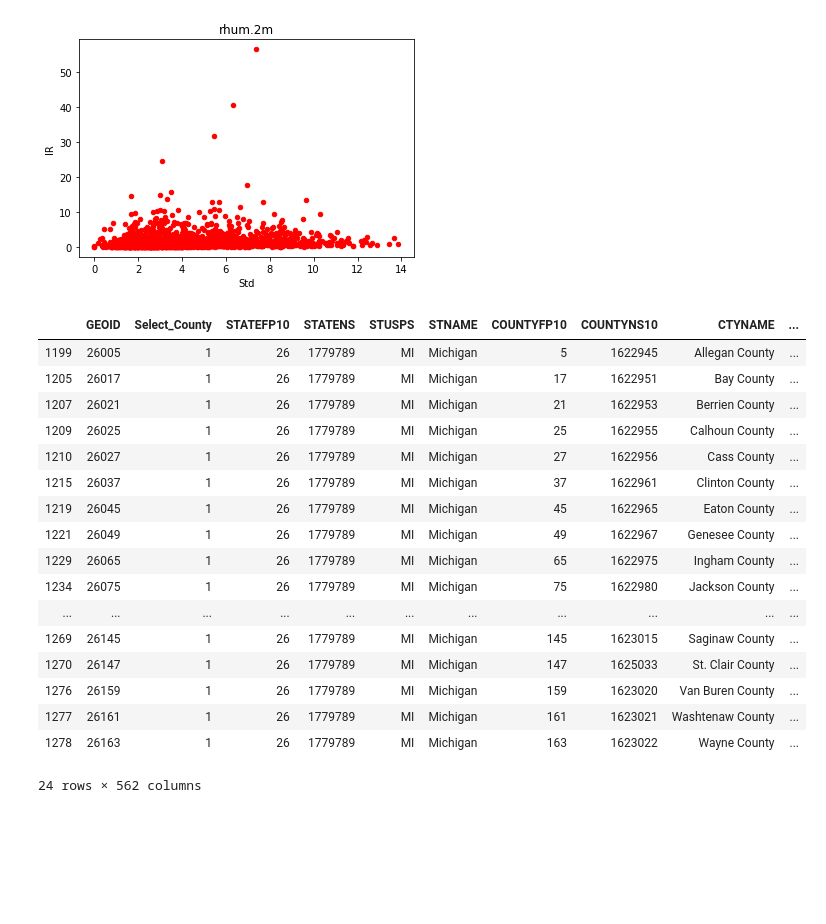
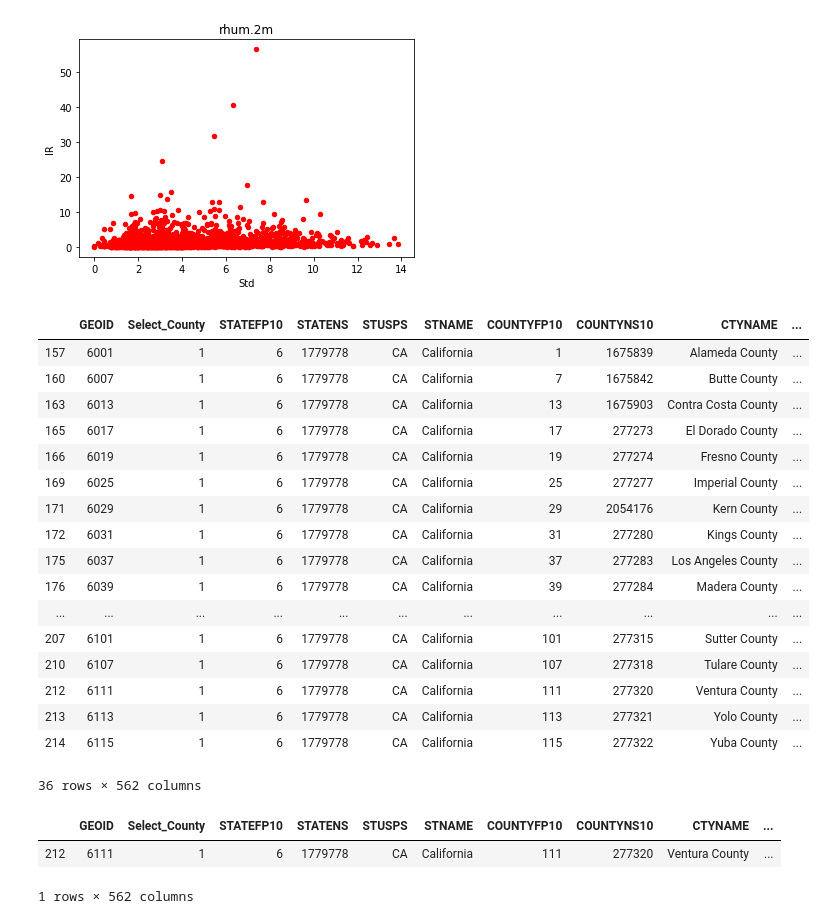
Before and after one commit to ncsa/CPRHD_WNV_GI, a Jupyter notebook: CDD_CP.ipynb, the cells around one changed output. Saved outputs shown, nothing was run; the diff lists cells and outputs as text; code cells hidden in the pictures; blank space fills up the shorter version.

```diff
--- a/CDD_CP.ipynb
+++ b/CDD_CP.ipynb
@@ -42,16 +42,16 @@ b=90
 a=(a-32)*5/9 + 273
 b=(b-32)*5/9 + 273
 # %%
-temp= pd.read_csv("/Users/sparshagarwal/Downloads/WMV_data/intersections/" + "air.2m" +"/"+ "1999" + "_" + "01" + ".csv")
+temp= pd.read_csv("/Users/sparshagarwal/Downloads/WMV_data/intersections/narr_urban_county_data_masked/" + "air.2m" +"_masked/"+ "1999" + "_" + "01" + "_masked.csv")
 # %%
 # For CDD and CP
 df_mod=df.copy()
 for j in years:
     for k in range(len(months)):
         #Importing monthly temperature data
-        temp= pd.read_csv("/Users/sparshagarwal/Downloads/WMV_data/intersections/" + temperature +"/"+ str(j) + "_" + months[k] + ".csv")
+        temp= pd.read_csv("/Users/sparshagarwal/Downloads/WMV_data/intersections/narr_urban_county_data_masked/" + temperature +"_masked/"+ str(j) + "_" + months[k] + "_masked.csv")
         #Importing monthly precipitation data
-        prec=pd.read_csv("/Users/sparshagarwal/Downloads/WMV_data/intersections/apcp/"+ str(j) + "_" + months[k] + ".csv")
+        prec=pd.read_csv("/Users/sparshagarwal/Downloads/WMV_data/intersections/narr_urban_county_data_masked/apcp_masked/"+ str(j) + "_" + months[k] + "_masked.csv")
         # Only considering mean values
         temp=temp[["GEOID", "mean"]]
         temp.rename(columns = {'mean':'mean_temp_' + str(j) + "_" + months[k]}, inplace = True)
@@ -116,9 +116,9 @@ df_mod=df.copy()
 for j in years:
     for k in range(len(months)):
         #Importing monthly temperature data
-        temp= pd.read_csv("/Users/sparshagarwal/Downloads/WMV_data/intersections/" + temperature +"/"+ str(j) + "_" + months[k] + ".csv")
+        temp= pd.read_csv("/Users/sparshagarwal/Downloads/WMV_data/intersections/narr_urban_county_data_masked/" + temperature +"_masked/"+ str(j) + "_" + months[k] + "_masked.csv")
         #Importing monthly data for the variable
-        var=pd.read_csv("/Users/sparshagarwal/Downloads/WMV_data/intersections/" + variable +"/"+ str(j) + "_" + months[k] + ".csv")
+        var=pd.read_csv("/Users/sparshagarwal/Downloads/WMV_data/intersections/narr_urban_county_data_masked/" + variable +"_masked/"+ str(j) + "_" + months[k] + "_masked.csv")
         # Only considering mean values
         temp=temp[["GEOID", "mean"]]
         temp.rename(columns = {'mean':'mean_temp_' + str(j) + "_" + months[k]}, inplace = True)
@@ -161,26 +161,26 @@ df_std.plot(kind='scatter',x='Std',y='IR',color='red', title= variable)
 <matplotlib.axes._subplots.AxesSubplot at 0x...>
 [figure]
 # %%
-df_mod[df_mod["STNAME"]=="Michigan"]
+df_mod[df_mod["STNAME"]=="California"]
 # %% [output]
 |  | GEOID | Select_County | STATEFP10 | STATENS | STUSPS | STNAME | COUNTYFP10 | COUNTYNS10 | CTYNAME | ... |
-| 1199 | 26005 | 1 | 26 | 1779789 | MI | Michigan | 5 | 1622945 | Allegan County | ... |
-| 1205 | 26017 | 1 | 26 | 1779789 | MI | Michigan | 17 | 1622951 | Bay County | ... |
-| 1207 | 26021 | 1 | 26 | 1779789 | MI | Michigan | 21 | 1622953 | Berrien County | ... |
-| 1209 | 26025 | 1 | 26 | 1779789 | MI | Michigan | 25 | 1622955 | Calhoun County | ... |
-| 1210 | 26027 | 1 | 26 | 1779789 | MI | Michigan | 27 | 1622956 | Cass County | ... |
-| 1215 | 26037 | 1 | 26 | 1779789 | MI | Michigan | 37 | 1622961 | Clinton County | ... |
-| 1219 | 26045 | 1 | 26 | 1779789 | MI | Michigan | 45 | 1622965 | Eaton County | ... |
-| 1221 | 26049 | 1 | 26 | 1779789 | MI | Michigan | 49 | 1622967 | Genesee County | ... |
-| 1229 | 26065 | 1 | 26 | 1779789 | MI | Michigan | 65 | 1622975 | Ingham County | ... |
-| 1234 | 26075 | 1 | 26 | 1779789 | MI | Michigan | 75 | 1622980 | Jackson County | ... |
+| 157 | 6001 | 1 | 6 | 1779778 | CA | California | 1 | 1675839 | Alameda County | ... |
+| 160 | 6007 | 1 | 6 | 1779778 | CA | California | 7 | 1675842 | Butte County | ... |
+| 163 | 6013 | 1 | 6 | 1779778 | CA | California | 13 | 1675903 | Contra Costa County | ... |
+| 165 | 6017 | 1 | 6 | 1779778 | CA | California | 17 | 277273 | El Dorado County | ... |
+| 166 | 6019 | 1 | 6 | 1779778 | CA | California | 19 | 277274 | Fresno County | ... |
+| 169 | 6025 | 1 | 6 | 1779778 | CA | California | 25 | 277277 | Imperial County | ... |
+| 171 | 6029 | 1 | 6 | 1779778 | CA | California | 29 | 2054176 | Kern County | ... |
+| 172 | 6031 | 1 | 6 | 1779778 | CA | California | 31 | 277280 | Kings County | ... |
+| 175 | 6037 | 1 | 6 | 1779778 | CA | California | 37 | 277283 | Los Angeles County | ... |
+| 176 | 6039 | 1 | 6 | 1779778 | CA | California | 39 | 277284 | Madera County | ... |
 | ... | ... | ... | ... | ... | ... | ... | ... | ... | ... | ... |
-| 1269 | 26145 | 1 | 26 | 1779789 | MI | Michigan | 145 | 1623015 | Saginaw County | ... |
-| 1270 | 26147 | 1 | 26 | 1779789 | MI | Michigan | 147 | 1625033 | St. Clair County | ... |
-| 1276 | 26159 | 1 | 26 | 1779789 | MI | Michigan | 159 | 1623020 | Van Buren County | ... |
-| 1277 | 26161 | 1 | 26 | 1779789 | MI | Michigan | 161 | 1623021 | Washtenaw County | ... |
-| 1278 | 26163 | 1 | 26 | 1779789 | MI | Michigan | 163 | 1623022 | Wayne County | ... |
+| 207 | 6101 | 1 | 6 | 1779778 | CA | California | 101 | 277315 | Sutter County | ... |
+| 210 | 6107 | 1 | 6 | 1779778 | CA | California | 107 | 277318 | Tulare County | ... |
+| 212 | 6111 | 1 | 6 | 1779778 | CA | California | 111 | 277320 | Ventura County | ... |
+| 213 | 6113 | 1 | 6 | 1779778 | CA | California | 113 | 277321 | Yolo County | ... |
+| 214 | 6115 | 1 | 6 | 1779778 | CA | California | 115 | 277322 | Yuba County | ... |
-24 rows × 562 columns
+36 rows × 562 columns
 # %%
 #Below section is for verification of NARR data, done by plotting monthly temperatures for different counties.
 # %%
@@ -194,5 +194,11 @@ county="Berrien County"
 # %%
 new=df_mod[df_mod["CTYNAME"]== county]
+# %%
+new
+# %% [output]
+|  | GEOID | Select_County | STATEFP10 | STATENS | STUSPS | STNAME | COUNTYFP10 | COUNTYNS10 | CTYNAME | ... |
+| 212 | 6111 | 1 | 6 | 1779778 | CA | California | 111 | 277320 | Ventura County | ... |
+1 rows × 562 columns
 # %%
 temp_dict={}
 
```
Also changed, not shown: parts of 4 cells of this notebook, 3 other files.
